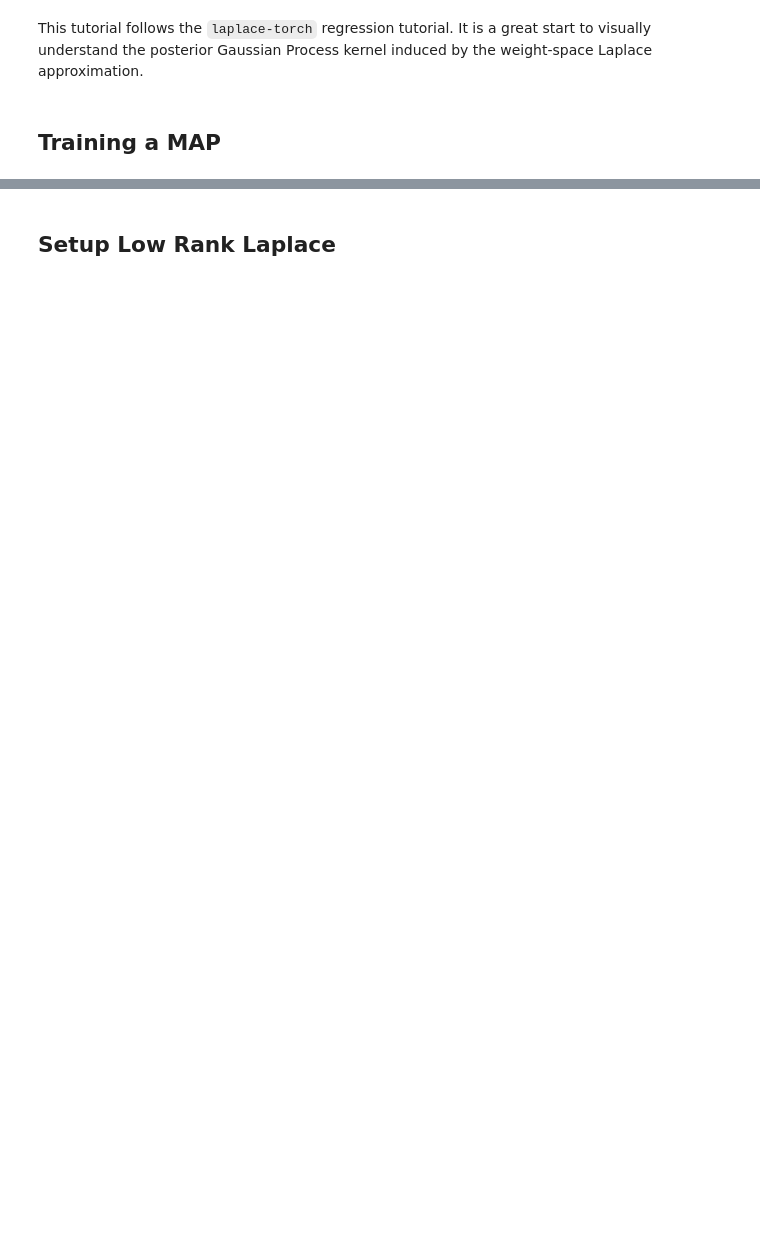
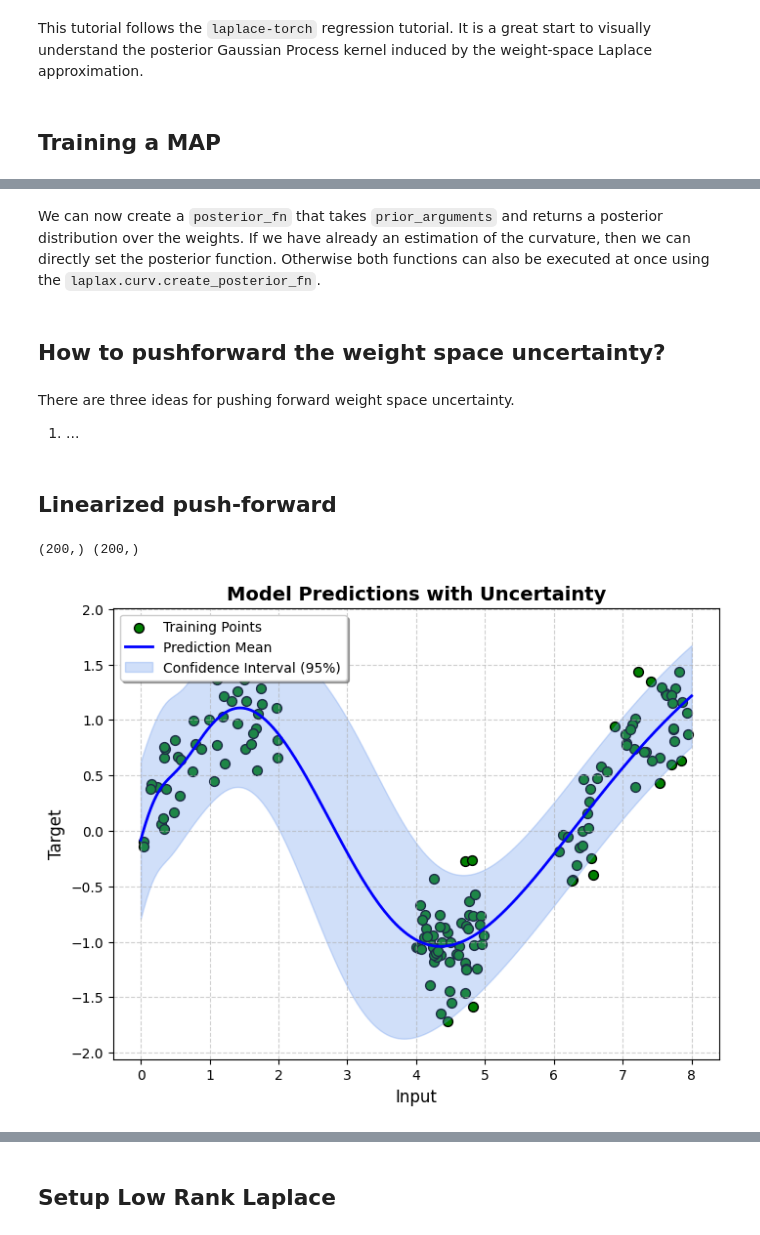
Before and after one commit to lenardrommel/laplax, a Jupyter notebook: examples/0001_posterior_gp_kernel.ipynb, the cells around one changed output, grey strips where cells are left out. Drawn from its saved outputs; the diff is of its cells as text; code cells hidden in the pictures; blank space fills up the shorter version.

```diff
--- a/examples/0001_posterior_gp_kernel.ipynb
+++ b/examples/0001_posterior_gp_kernel.ipynb
@@ -102,0 +171,66 @@ posterior_fn = create_posterior_fn(
+# %% [markdown]
+We can now create a `posterior_fn` that takes `prior_arguments` and returns a posterior distribution over the weights. If we have already an estimation of the curvature, then we can directly set the posterior function. Otherwise both functions can also be executed at once using the `laplax.curv.create_posterior_fn`.
+# %%
+from laplax.curv.cov import set_posterior_fn
+
+posterior_fn = set_posterior_fn(curv_type, curv_estimate, layout=params)
+
+# # Alternatively, we can create the posterior function from scratch, if no curvature
+# # estimation is available.
+# # Create Posterior
+# posterior_fn = create_posterior_fn(
+#     curv_type=curv_type,
+#     mv=ggn_mv,
+#     layout=params,
+#     **curv_args,
+# )
+# %% [markdown]
+## How to pushforward the weight space uncertainty?
+# %% [markdown]
+There are three ideas for pushing forward weight space uncertainty.
+
+1. ...
+# %% [markdown]
+## Linearized push-forward
+# %%
+from functools import partial
+
+from laplax.eval.pushforward import (
+    lin_pred_mean,
+    lin_pred_var,
+    lin_setup,
+    set_lin_pushforward,
+)
+
+# Setup linearized pushforward
+set_prob_predictive = partial(
+    set_lin_pushforward,
+    model_fn=model_fn,
+    mean_params=params,
+    posterior_fn=posterior_fn,
+    pushforward_fns=[
+        lin_setup,
+        lin_pred_mean,
+        lin_pred_var,
+    ],
+)
+prior_arguments = {"prior_prec": 1.0}  # Choose any prior precision.
+prob_predictive = set_prob_predictive(
+    prior_arguments=prior_arguments,
+)
+
+X_range = jnp.linspace(0, 8, 200).reshape(200, 1)
+pred = jax.vmap(prob_predictive)(X_range)
+pred_mean = pred["pred_mean"][:, 0]
+pred_var = pred["pred_var"][:, 0]
+print(pred_mean.shape, pred_var.shape)
+plot_regression_with_uncertainty(
+    train_input=train_batch["input"],
+    train_target=train_batch["target"],
+    X_grid=X_range,
+    Y_pred=pred_mean,
+    Y_var=pred_var,
+)
+# %% [output]
+(200,) (200,)
+[figure, added]
```
Also changed, not shown: parts of 54 cells of this notebook, 2 other files.
